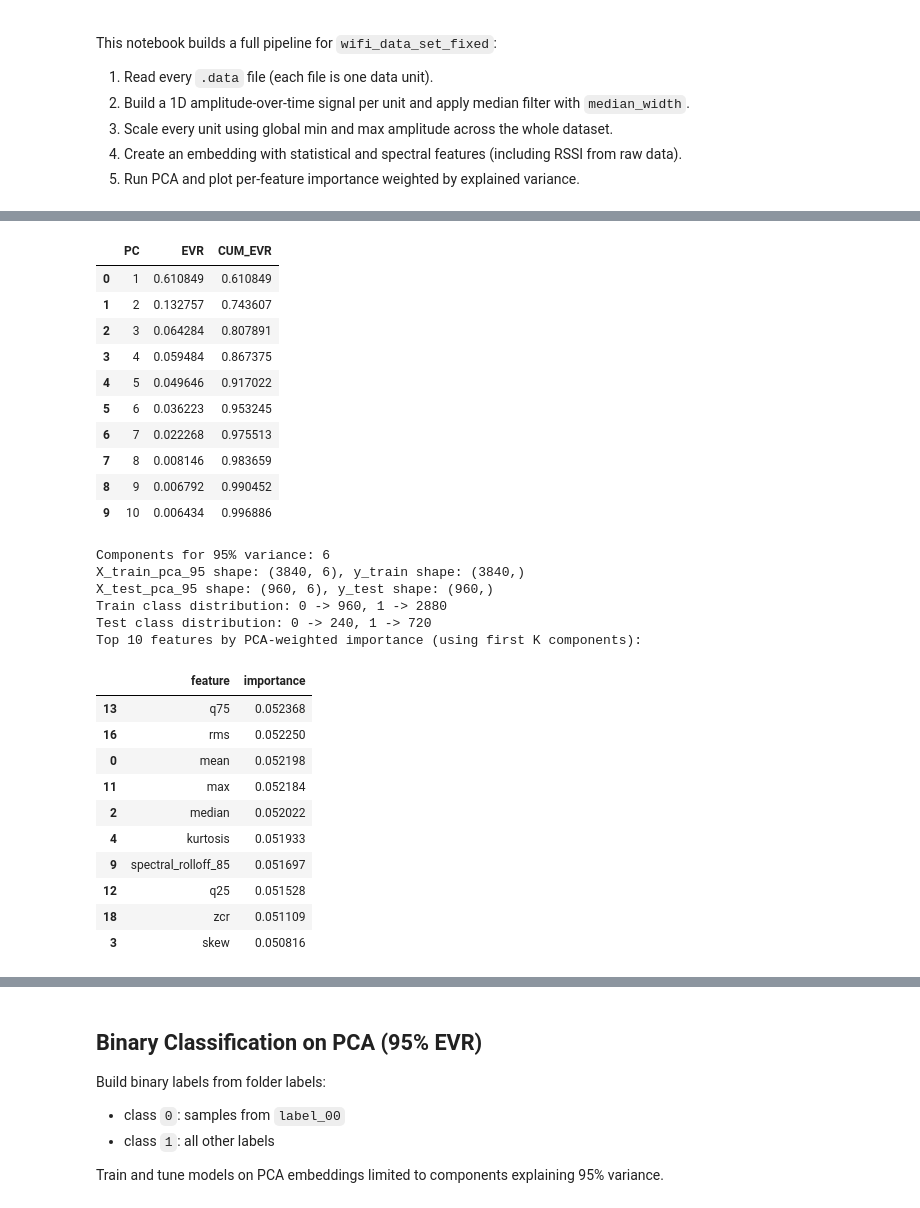
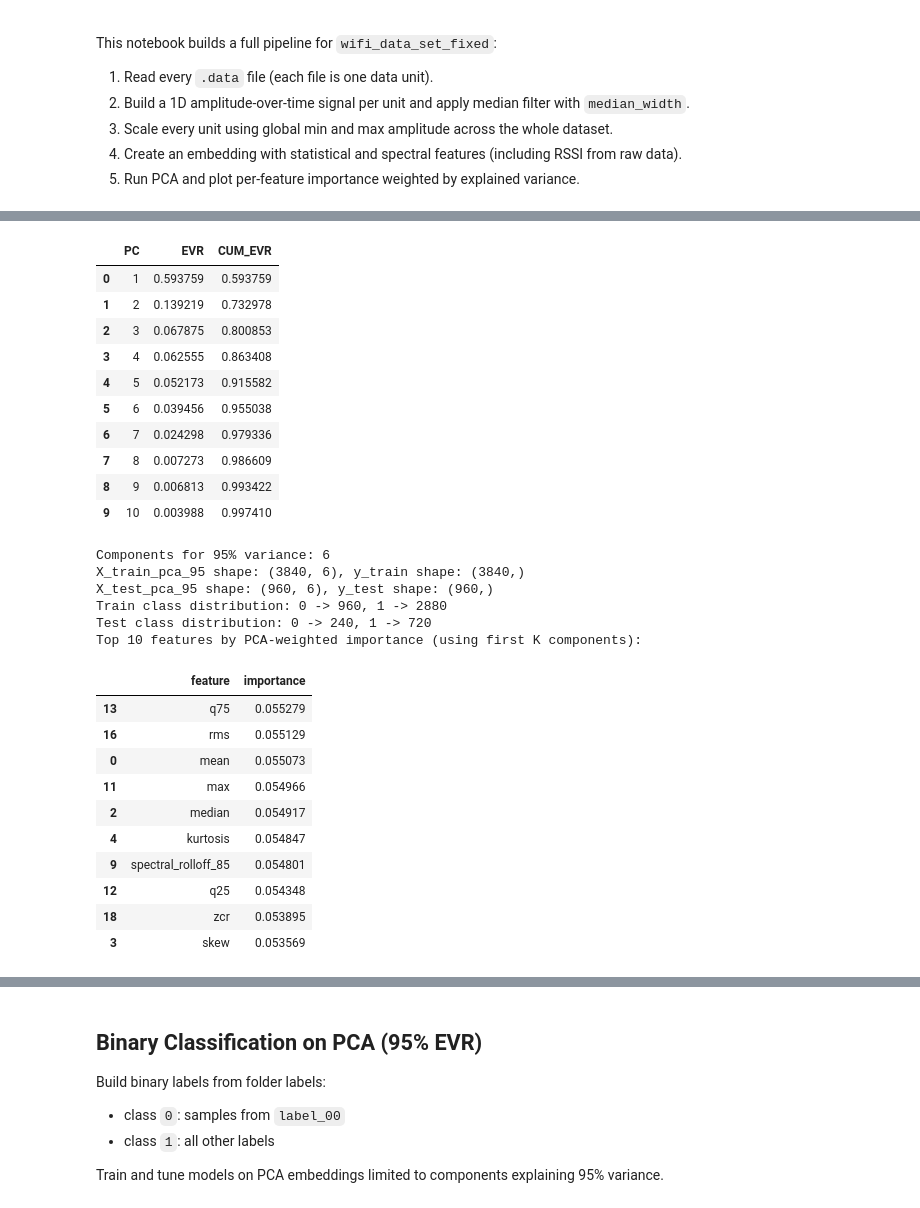
Before and after one commit to Pozovi23/CSI-activity-detection, a Jupyter notebook: experiments_notebooks/classic_ml_train.ipynb, the cells around one changed output, grey strips where cells are left out. Saved outputs shown, nothing was run; the diff lists cells and outputs as text; code cells hidden in the pictures.

```diff
--- a/experiments_notebooks/classic_ml_train.ipynb
+++ b/experiments_notebooks/classic_ml_train.ipynb
@@ -106,14 +106,35 @@ all_files = sorted(dataset_root.rglob('*.data'))
 if not all_files:
     raise FileNotFoundError(f'No .data files found under {dataset_root}')
 
-labels = [parse_path_meta(fp)['label'] for fp in all_files]
-train_files, test_files = train_test_split(
-    all_files,
+def get_test_group_dir(file_path: Path) -> Path:
+    # Group key: .../id_person_xx/label_xx/test_xx
+    for parent in file_path.parents:
+        if parent.name.startswith('test_'):
+            return parent
+    raise ValueError(f'Could not find test_* folder in path: {file_path}')
+
+file_to_group = {fp: get_test_group_dir(fp) for fp in all_files}
+all_groups = sorted(set(file_to_group.values()))
+
+group_labels = [parse_path_meta(group_path)['label'] for group_path in all_groups]
+train_groups, test_groups = train_test_split(
+    all_groups,
     test_size=0.2,
     random_state=42,
-    stratify=labels,
+    stratify=group_labels,
     shuffle=True,
-)
+    )
+
+train_group_set = set(train_groups)
+test_group_set = set(test_groups)
+
+train_files = [fp for fp in all_files if file_to_group[fp] in train_group_set]
+test_files = [fp for fp in all_files if file_to_group[fp] in test_group_set]
+
+# Safety check: no test_* folder is shared between train and test
+shared_groups = train_group_set & test_group_set
+if shared_groups:
+    raise RuntimeError(f'Group leakage detected across split: {sorted(shared_groups)}')
 
 def build_unit_cache(file_list: list[Path]) -> list[dict]:
     cache = []
@@ -133,7 +154,10 @@ test_unit_cache = build_unit_cache(test_files)
 global_min = min(float(np.min(unit['filtered_signal'])) for unit in train_unit_cache)
 global_max = max(float(np.max(unit['filtered_signal'])) for unit in train_unit_cache)
 
-print(f'Total units: {len(all_files)}')
+print(f'Total units (.data files): {len(all_files)}')
+print(f'Total test_* groups: {len(all_groups)}')
+print(f'Train groups: {len(train_groups)}')
+print(f'Test groups: {len(test_groups)}')
 print(f'Train units: {len(train_unit_cache)}')
 print(f'Test units: {len(test_unit_cache)}')
 print(f'Train-only global amplitude min: {global_min:.6f}')
@@ -230,7 +256,7 @@ feature_cols = [
     'spectral_centroid', 'spectral_spread', 'spectral_entropy',
     'dominant_freq', 'spectral_rolloff_85',
     'min', 'max', 'q25', 'q75', 'iqr', 'range',
-    'rms', 'energy', 'zcr', 'rssi_dbm'
+    'rms', 'energy', 'zcr'
 ]
 
 X_train_raw = train_features_df[feature_cols].to_numpy(dtype=np.float64)
@@ -261,43 +287,43 @@ evr_df = pd.DataFrame({
 })
 
 display(evr_df.head(10))
 
 k_95 = int(np.searchsorted(cum_evr, 0.95) + 1)
 print(f'Components for 95% variance: {k_95}')
 
 # importance_j = sum_{k=1..K}((loading_{k,j}^2) * EVR_k), K = k_95
 loadings = pca.components_[:k_95, :]
 feature_importance = (loadings ** 2).T @ evr[:k_95]
 importance_df = pd.DataFrame({
     'feature': feature_cols,
     'importance': feature_importance
 }).sort_values('importance', ascending=False)
 
 X_train_pca_95 = X_train_pca[:, :k_95]
 X_test_pca_95 = X_test_pca[:, :k_95]
 
 y_train = (train_features_df['label'] != 'label_00').astype(int).to_numpy()
 y_test = (test_features_df['label'] != 'label_00').astype(int).to_numpy()
 
 print(f'X_train_pca_95 shape: {X_train_pca_95.shape}, y_train shape: {y_train.shape}')
 print(f'X_test_pca_95 shape: {X_test_pca_95.shape}, y_test shape: {y_test.shape}')
 print(f'Train class distribution: 0 -> {(y_train == 0).sum()}, 1 -> {(y_train == 1).sum()}')
 print(f'Test class distribution: 0 -> {(y_test == 0).sum()}, 1 -> {(y_test == 1).sum()}')
 
 print('Top 10 features by PCA-weighted importance (using first K components):')
 display(importance_df.head(10))
 # %% [output]
 |  | PC | EVR | CUM_EVR |
-| 0 | 1 | 0.610849 | 0.610849 |
-| 1 | 2 | 0.132757 | 0.743607 |
-| 2 | 3 | 0.064284 | 0.807891 |
-| 3 | 4 | 0.059484 | 0.867375 |
-| 4 | 5 | 0.049646 | 0.917022 |
-| 5 | 6 | 0.036223 | 0.953245 |
-| 6 | 7 | 0.022268 | 0.975513 |
-| 7 | 8 | 0.008146 | 0.983659 |
-| 8 | 9 | 0.006792 | 0.990452 |
-| 9 | 10 | 0.006434 | 0.996886 |
+| 0 | 1 | 0.593759 | 0.593759 |
+| 1 | 2 | 0.139219 | 0.732978 |
+| 2 | 3 | 0.067875 | 0.800853 |
+| 3 | 4 | 0.062555 | 0.863408 |
+| 4 | 5 | 0.052173 | 0.915582 |
+| 5 | 6 | 0.039456 | 0.955038 |
+| 6 | 7 | 0.024298 | 0.979336 |
+| 7 | 8 | 0.007273 | 0.986609 |
+| 8 | 9 | 0.006813 | 0.993422 |
+| 9 | 10 | 0.003988 | 0.997410 |
 Components for 95% variance: 6
 X_train_pca_95 shape: (3840, 6), y_train shape: (3840,)
 X_test_pca_95 shape: (960, 6), y_test shape: (960,)
@@ -305,16 +331,16 @@ Train class distribution: 0 -> 960, 1 -> 2880
 Test class distribution: 0 -> 240, 1 -> 720
 Top 10 features by PCA-weighted importance (using first K components):
 |  | feature | importance |
-| 13 | q75 | 0.052368 |
-| 16 | rms | 0.052250 |
-| 0 | mean | 0.052198 |
-| 11 | max | 0.052184 |
-| 2 | median | 0.052022 |
-| 4 | kurtosis | 0.051933 |
-| 9 | spectral_rolloff_85 | 0.051697 |
-| 12 | q25 | 0.051528 |
-| 18 | zcr | 0.051109 |
-| 3 | skew | 0.050816 |
+| 13 | q75 | 0.055279 |
+| 16 | rms | 0.055129 |
+| 0 | mean | 0.055073 |
+| 11 | max | 0.054966 |
+| 2 | median | 0.054917 |
+| 4 | kurtosis | 0.054847 |
+| 9 | spectral_rolloff_85 | 0.054801 |
+| 12 | q25 | 0.054348 |
+| 18 | zcr | 0.053895 |
+| 3 | skew | 0.053569 |
 # %%
 print(evr)
 # %% [output]
```
Also changed, not shown: parts of 5 cells of this notebook.
